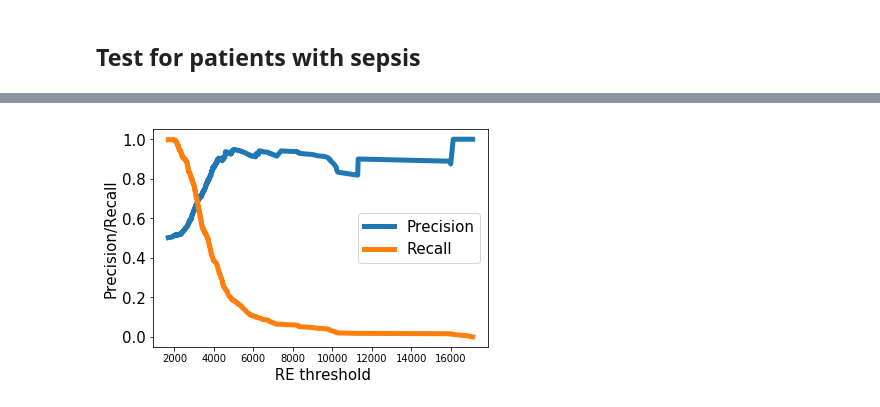
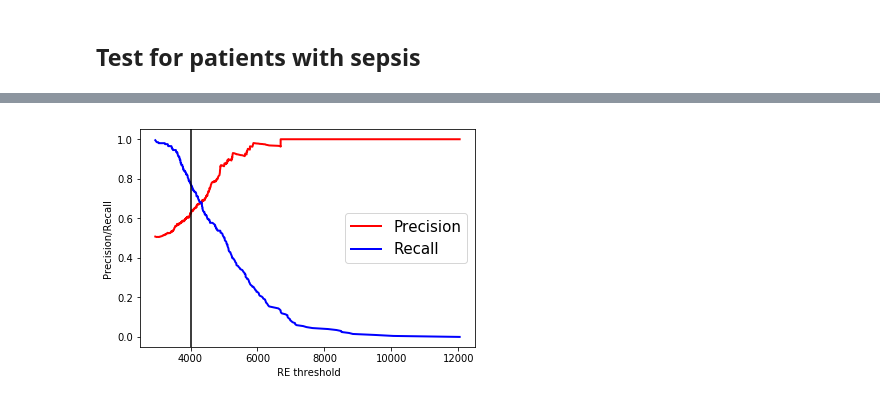
Before and after one commit to ineskris/SepsisChallenge-Cinc2019, a Jupyter notebook: code/3.Auto-encoders.ipynb, the cells around one changed output, grey strips where cells are left out. Drawn from its saved outputs; the diff is of its cells as text; code cells hidden in the pictures.

```diff
--- a/code/3.Auto-encoders.ipynb
+++ b/code/3.Auto-encoders.ipynb
@@ -62,0 +171,5 @@ list_normal = list(normal.ID.unique())
+# %%
+df = anormal
+for i in (list_validation_anormal):
+    df = df[df.ID != i]
+anormal =df
@@ -107,6 +220,11 @@ encoding_dim = 56
 input_layer = Input(shape=(input_dim, ))
 encoder = Dense(encoding_dim, activation="softmax")(input_layer)
 encoder = Dense(int(encoding_dim * 7), activation="softmax")(encoder)
+
+encoder = Dense(int(encoding_dim * 14), activation="tanh")(encoder)
+#decoder = Dense(int(encoding_dim*7), activation='tanh')(encoder)
+
+
 #encoder = Dense(int(2), activation="tanh")(encoder)
 #decoder = Dense(int(encoding_dim/ 2), activation='tanh')(encoder)
 decoder = Dense(int(encoding_dim), activation='softmax')(encoder)
@@ -181,3 +300,0 @@ Epoch 100/100
-# %%
-# save model
-autoencoder = load_model('autoencoder_fraud.h5')
@@ -244,6 +407,6 @@ plt.show()
 # %% [markdown]
 ## Test for patients with sepsis
 # %%
-d = pd.concat([error_df.iloc[1:500,],error_df.iloc[410781:411281,]], axis=0)
+d = pd.concat([error_df.iloc[1:200,],error_df.iloc[381474:381675,]], axis=0)
 d.shape
 # %% [output]
@@ -272,15 +414,15 @@ d
 # %%
 precision_rt, recall_rt, threshold_rt = precision_recall_curve(d.True_class, d.Reconstruction_error)
 # %%
-plt.plot(threshold_rt, precision_rt[1:], label="Precision",linewidth=5)
-plt.plot(threshold_rt, recall_rt[1:], label="Recall",linewidth=5)
+plt.plot(threshold_rt, precision_rt[1:], label="Precision",linewidth=2, color='red')
+plt.plot(threshold_rt, recall_rt[1:], label="Recall",linewidth=2, color='blue')
 #plt.title('Precision and recall for different threshold values', size = 20)
-plt.xlabel(' RE threshold', size = 15)
-plt.ylabel('Precision/Recall', size = 15)
-plt.yticks(size = 15);
+plt.xlabel(' RE threshold', size = 10)
+plt.ylabel('Precision/Recall', size = 10)
+plt.yticks(size = 10);
 plt.legend()
-
+plt.axvline(x=4000, color='k')
 plt.savefig('precisionrecall.png')
 # %% [output]
-[figure, old version]
+[figure, new version]
 # %%
```
Also changed, not shown: parts of 58 cells of this notebook.
